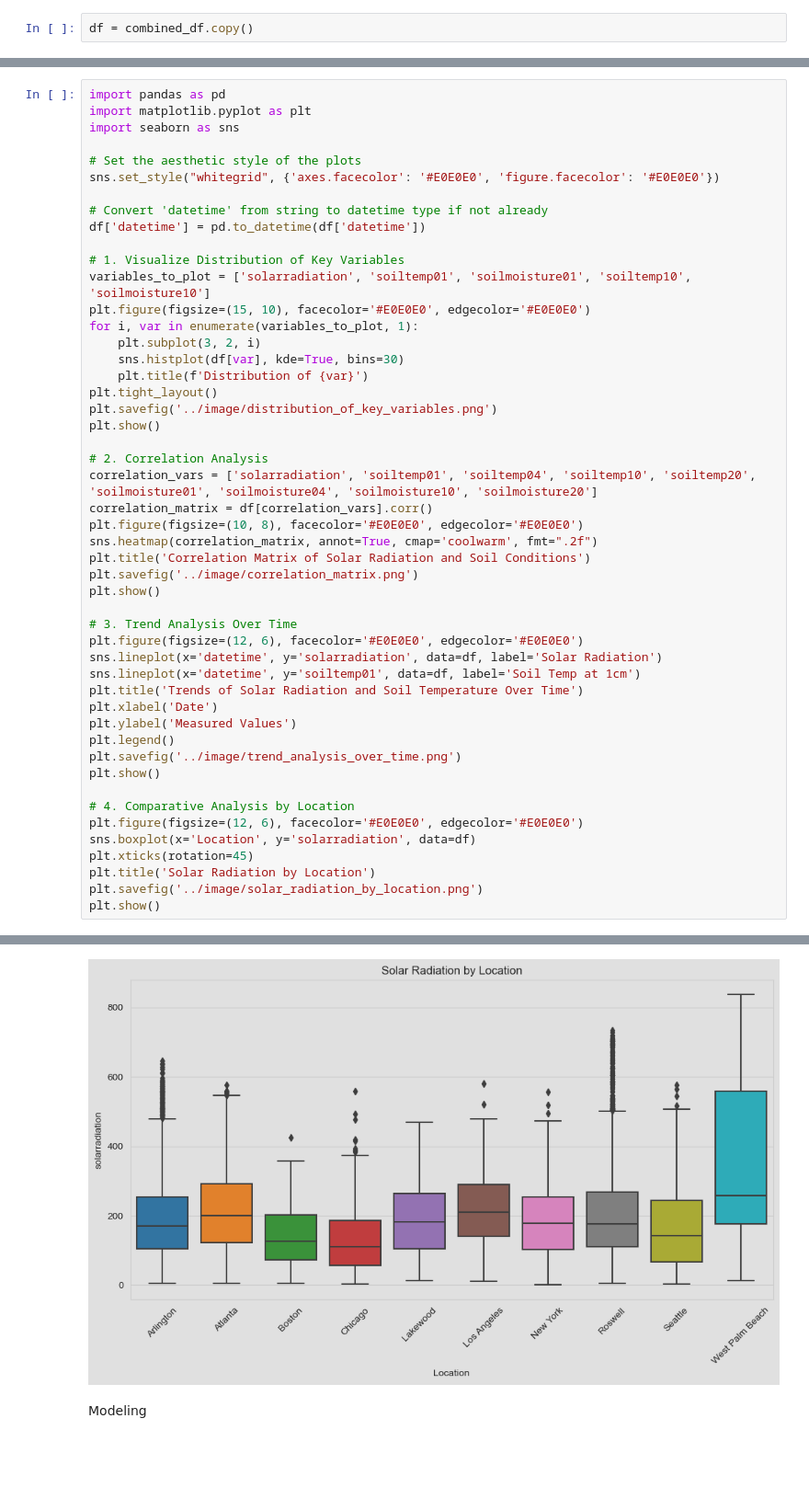
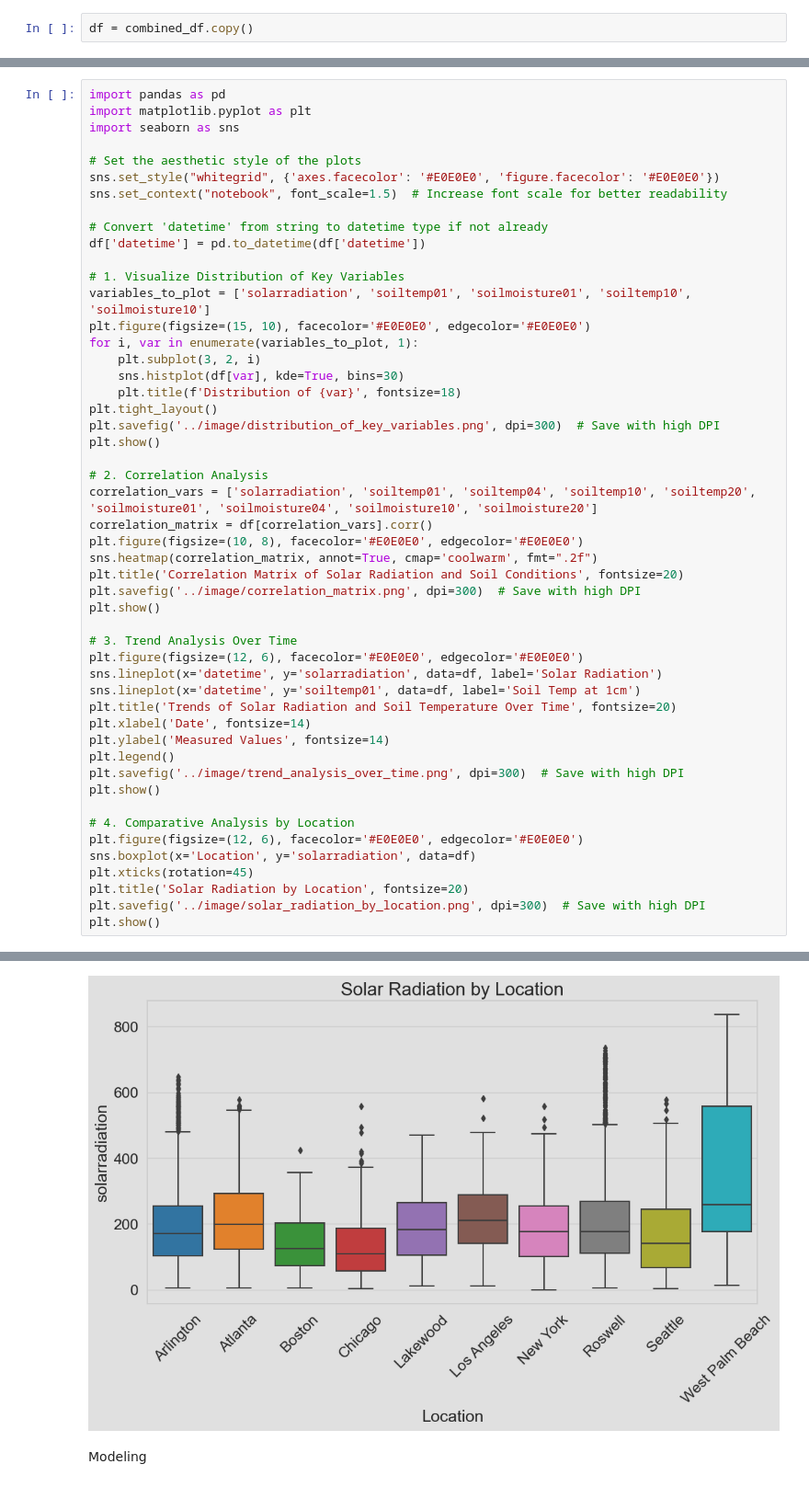
Before and after one commit to zy236yuz5/DSAN-5550-PROJECT-zy236, a Jupyter notebook: code/Project.ipynb, the cells around one changed output, grey strips where cells are left out. Shown at 92% size. Drawn from its saved outputs; the diff is of its cells as text; blank space fills up the shorter version.

```diff
--- a/code/Project.ipynb
+++ b/code/Project.ipynb
@@ -176,6 +176,7 @@ import seaborn as sns
 
 # Set the aesthetic style of the plots
 sns.set_style("whitegrid", {'axes.facecolor': '#E0E0E0', 'figure.facecolor': '#E0E0E0'})
+sns.set_context("notebook", font_scale=1.5)  # Increase font scale for better readability
 
 # Convert 'datetime' from string to datetime type if not already
 df['datetime'] = pd.to_datetime(df['datetime'])
@@ -186,9 +187,9 @@ plt.figure(figsize=(15, 10), facecolor='#E0E0E0', edgecolor='#E0E0E0')
 for i, var in enumerate(variables_to_plot, 1):
     plt.subplot(3, 2, i)
     sns.histplot(df[var], kde=True, bins=30)
-    plt.title(f'Distribution of {var}')
+    plt.title(f'Distribution of {var}', fontsize=18)
 plt.tight_layout()
-plt.savefig('../image/distribution_of_key_variables.png')
+plt.savefig('../image/distribution_of_key_variables.png', dpi=300)  # Save with high DPI
 plt.show()
 
 # 2. Correlation Analysis
@@ -196,26 +197,26 @@ correlation_vars = ['solarradiation', 'soiltemp01', 'soiltemp04', 'soiltemp10',
 correlation_matrix = df[correlation_vars].corr()
 plt.figure(figsize=(10, 8), facecolor='#E0E0E0', edgecolor='#E0E0E0')
 sns.heatmap(correlation_matrix, annot=True, cmap='coolwarm', fmt=".2f")
-plt.title('Correlation Matrix of Solar Radiation and Soil Conditions')
-plt.savefig('../image/correlation_matrix.png')
+plt.title('Correlation Matrix of Solar Radiation and Soil Conditions', fontsize=20)
+plt.savefig('../image/correlation_matrix.png', dpi=300)  # Save with high DPI
 plt.show()
 
 # 3. Trend Analysis Over Time
 plt.figure(figsize=(12, 6), facecolor='#E0E0E0', edgecolor='#E0E0E0')
 sns.lineplot(x='datetime', y='solarradiation', data=df, label='Solar Radiation')
 sns.lineplot(x='datetime', y='soiltemp01', data=df, label='Soil Temp at 1cm')
-plt.title('Trends of Solar Radiation and Soil Temperature Over Time')
-plt.xlabel('Date')
-plt.ylabel('Measured Values')
+plt.title('Trends of Solar Radiation and Soil Temperature Over Time', fontsize=20)
+plt.xlabel('Date', fontsize=14)
+plt.ylabel('Measured Values', fontsize=14)
 plt.legend()
-plt.savefig('../image/trend_analysis_over_time.png')
+plt.savefig('../image/trend_analysis_over_time.png', dpi=300)  # Save with high DPI
 plt.show()
 
 # 4. Comparative Analysis by Location
 plt.figure(figsize=(12, 6), facecolor='#E0E0E0', edgecolor='#E0E0E0')
 sns.boxplot(x='Location', y='solarradiation', data=df)
 plt.xticks(rotation=45)
-plt.title('Solar Radiation by Location')
-plt.savefig('../image/solar_radiation_by_location.png')
+plt.title('Solar Radiation by Location', fontsize=20)
+plt.savefig('../image/solar_radiation_by_location.png', dpi=300)  # Save with high DPI
 plt.show()
 # %% [output]
@@ -225,3 +243,3 @@ plt.show()
-[figure, old version]
+[figure, new version]
 # %% [markdown]
 Modeling
```
Also changed, not shown: parts of 39 cells of this notebook, 3 other files.
